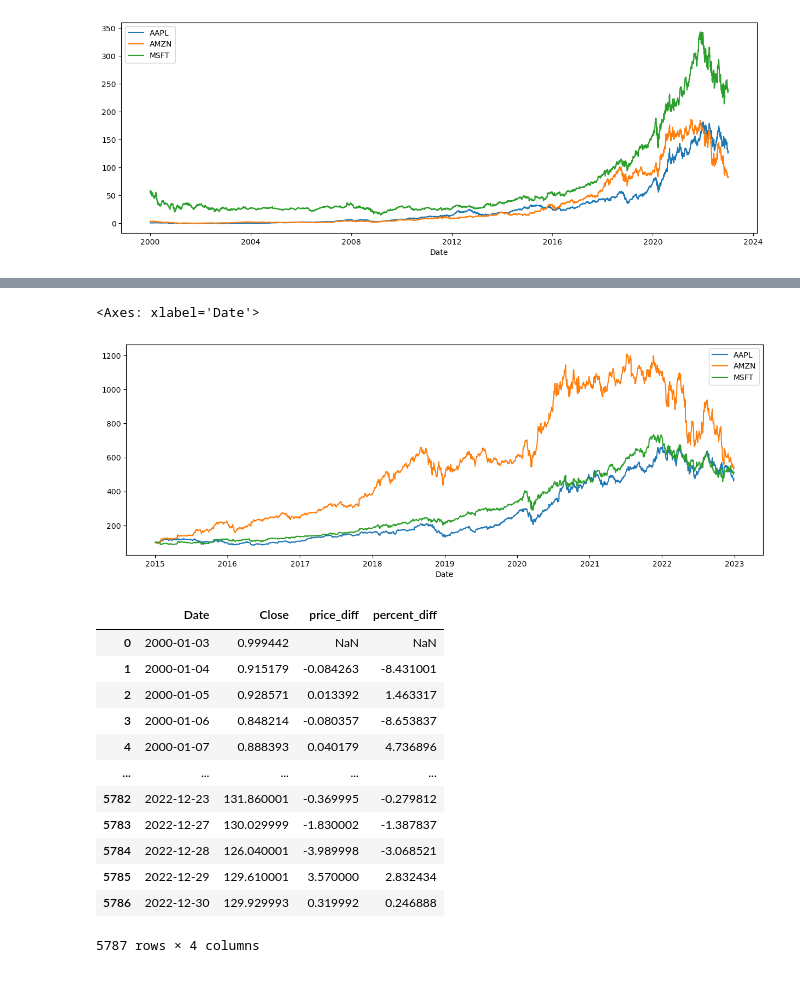
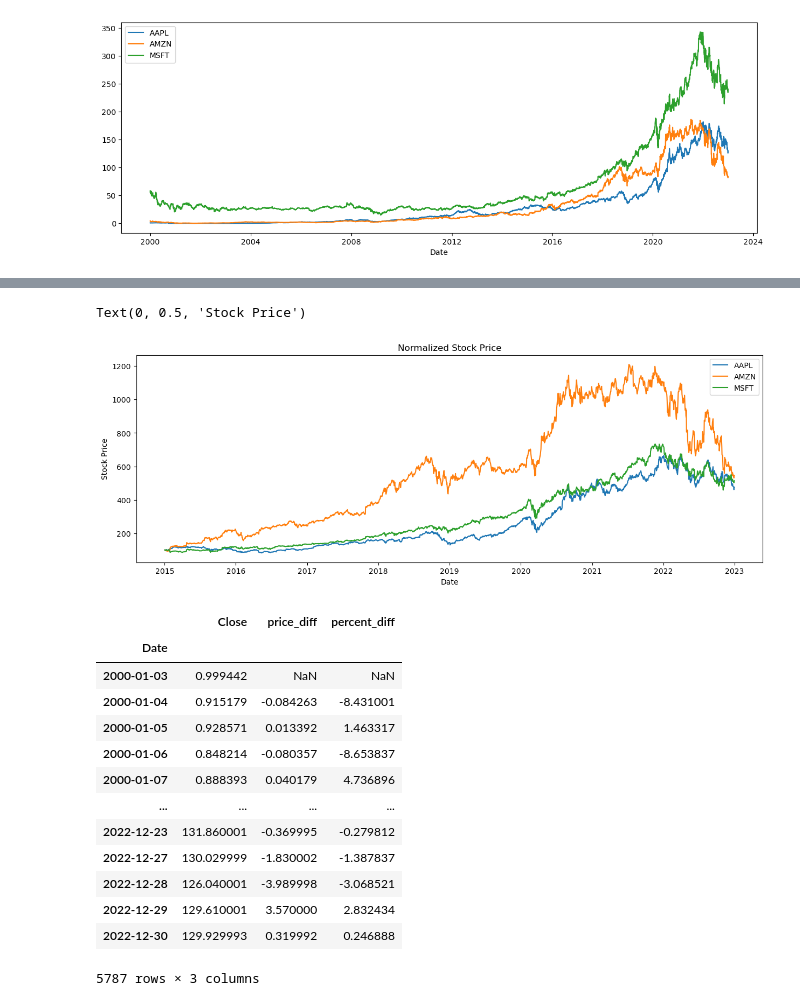
Before and after one commit to a-alejo/SP500-Stock-Analysis, a Jupyter notebook: SP500-Stock-Analysis.ipynb, the cells around one changed output, grey strips where cells are left out. Cells and saved outputs as stored; diff of their text form; code cells hidden in the pictures.

```diff
--- a/SP500-Stock-Analysis.ipynb
+++ b/SP500-Stock-Analysis.ipynb
@@ -178,19 +180,21 @@ sns.lineplot(data=close_reset, dashes=False)
 # %%
 # Normalize the data by multiplying close price by 100
 close_normalized = close_reset.copy()
 close_normalized = close_normalized.div(close_normalized.iloc[0]).mul(100)
 
 # Set the width and height of the figure
 plt.figure(figsize=(15,5))
 
 #Create a line plot
 sns.lineplot(data=close_normalized, dashes=False)
+plt.title('Normalized Stock Price')
+plt.ylabel('Stock Price')
 # %% [output]
-<Axes: xlabel='Date'>
+Text(0, 0.5, 'Stock Price')
-[figure, old version]
+[figure, new version]
 # %%
 #Create a new dataframe containing Apple's close price
-apple_close = apple['Close'].copy().to_frame().reset_index()
+apple_close = apple['Close'].copy().to_frame()
 
 #Get price difference between a day
 apple_close['price_diff'] = apple_close['Close'].diff()
@@ -198,18 +202,20 @@ apple_close['price_diff'] = apple_close['Close'].diff()
 # Calculate the percentage difference between a day
 apple_close['percent_diff'] = apple_close['Close'].pct_change(periods=1).mul(100)
 
+# Preview table
 apple_close
 # %% [output]
-|  | Date | Close | price_diff | percent_diff |
-| 0 | 2000-01-03 | 0.999442 | NaN | NaN |
-| 1 | 2000-01-04 | 0.915179 | -0.084263 | -8.431001 |
-| 2 | 2000-01-05 | 0.928571 | 0.013392 | 1.463317 |
-| 3 | 2000-01-06 | 0.848214 | -0.080357 | -8.653837 |
-| 4 | 2000-01-07 | 0.888393 | 0.040179 | 4.736896 |
-| ... | ... | ... | ... | ... |
-| 5782 | 2022-12-23 | 131.860001 | -0.369995 | -0.279812 |
-| 5783 | 2022-12-27 | 130.029999 | -1.830002 | -1.387837 |
-| 5784 | 2022-12-28 | 126.040001 | -3.989998 | -3.068521 |
-| 5785 | 2022-12-29 | 129.610001 | 3.570000 | 2.832434 |
-| 5786 | 2022-12-30 | 129.929993 | 0.319992 | 0.246888 |
+|  | Close | price_diff | percent_diff |
+| Date |  |  |  |
+| 2000-01-03 | 0.999442 | NaN | NaN |
+| 2000-01-04 | 0.915179 | -0.084263 | -8.431001 |
+| 2000-01-05 | 0.928571 | 0.013392 | 1.463317 |
+| 2000-01-06 | 0.848214 | -0.080357 | -8.653837 |
+| 2000-01-07 | 0.888393 | 0.040179 | 4.736896 |
+| ... | ... | ... | ... |
+| 2022-12-23 | 131.860001 | -0.369995 | -0.279812 |
+| 2022-12-27 | 130.029999 | -1.830002 | -1.387837 |
+| 2022-12-28 | 126.040001 | -3.989998 | -3.068521 |
+| 2022-12-29 | 129.610001 | 3.570000 | 2.832434 |
+| 2022-12-30 | 129.929993 | 0.319992 | 0.246888 |
-5787 rows × 4 columns
+5787 rows × 3 columns
```
Also changed, not shown: parts of 11 cells of this notebook.
